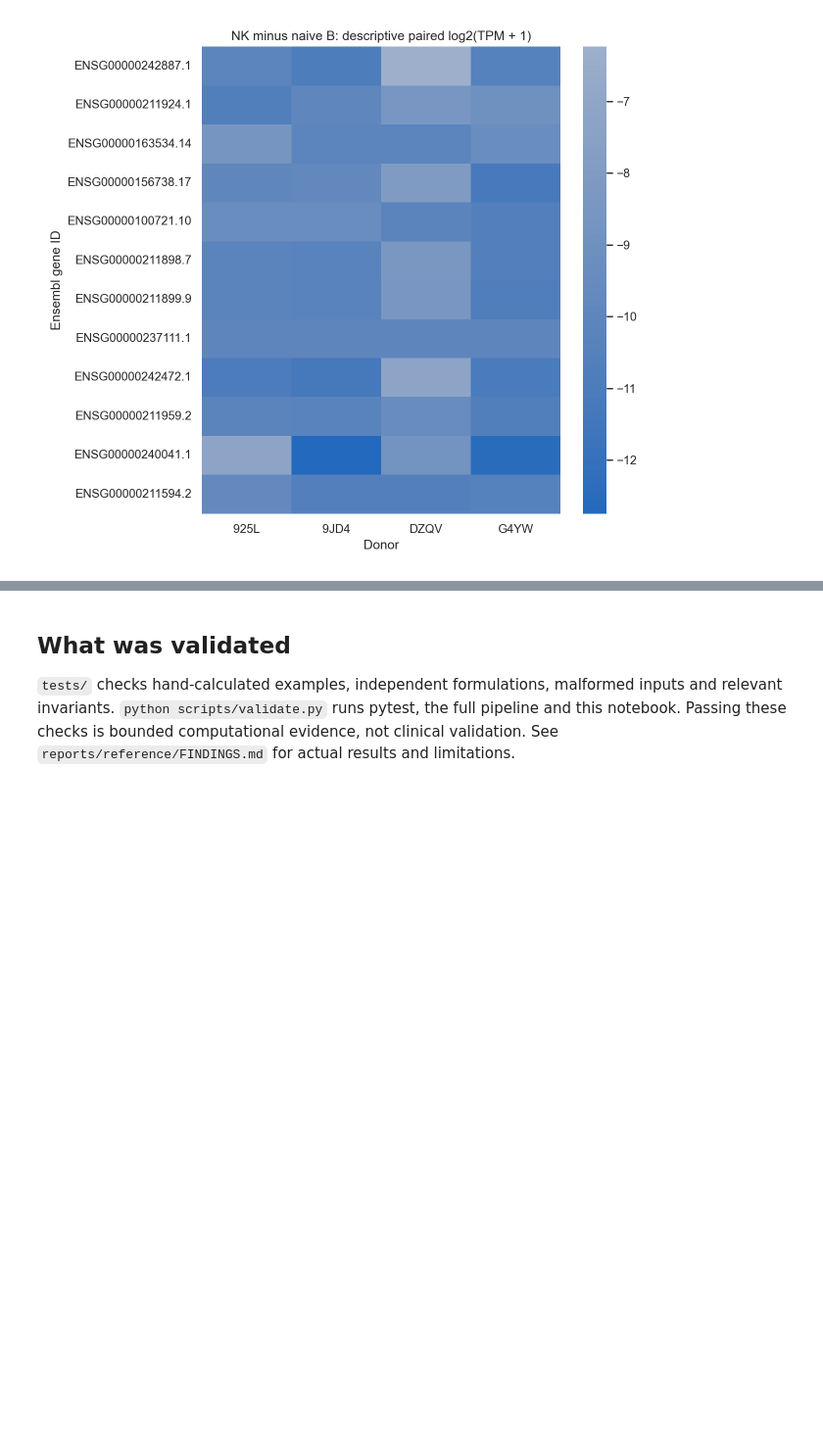
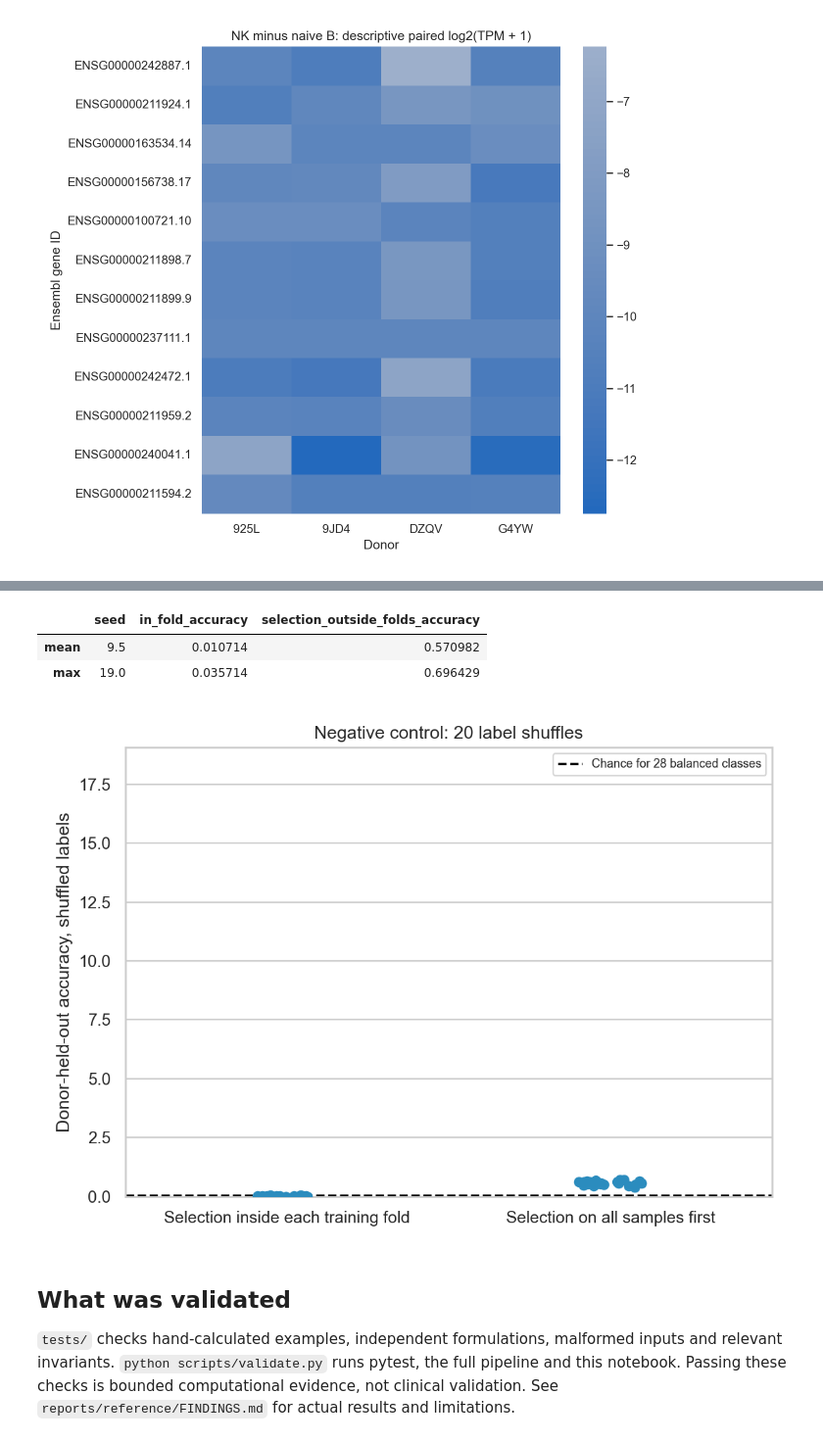
Before and after one commit to hiddenlif/RNASeqAnalysis, a Jupyter notebook: notebooks/analysis.executed.ipynb, the cells around one changed output, grey strips where cells are left out. Shown at 98% size. Drawn from its saved outputs; the diff is of its cells as text; code cells hidden in the pictures; blank space fills up the shorter version.

Commit message:
Add a label-shuffle negative control and offline evaluation tests (74 tests)
Co-Authored-By: Claude Sonnet 5.5 <noreply@anthropic.com>

```diff
--- a/notebooks/analysis.executed.ipynb
+++ b/notebooks/analysis.executed.ipynb
@@ -95,3 +99,11 @@ display(Image(filename=str(OUT / "paired_contrast.png")))
+# %%
+display(pd.read_csv(OUT / "permutation_control.csv").describe().loc[["mean", "max"]])
+display(Image(filename=str(OUT / "permutation_control.png")))
+# %% [output]
+|  | seed | in_fold_accuracy | selection_outside_folds_accuracy |
+| mean | 9.5 | 0.010714 | 0.570982 |
+| max | 19.0 | 0.035714 | 0.696429 |
+[figure, added]
 # %% [markdown]
 ## What was validated
 
```
Also changed, not shown: parts of 2 cells of this notebook, 9 other files.
